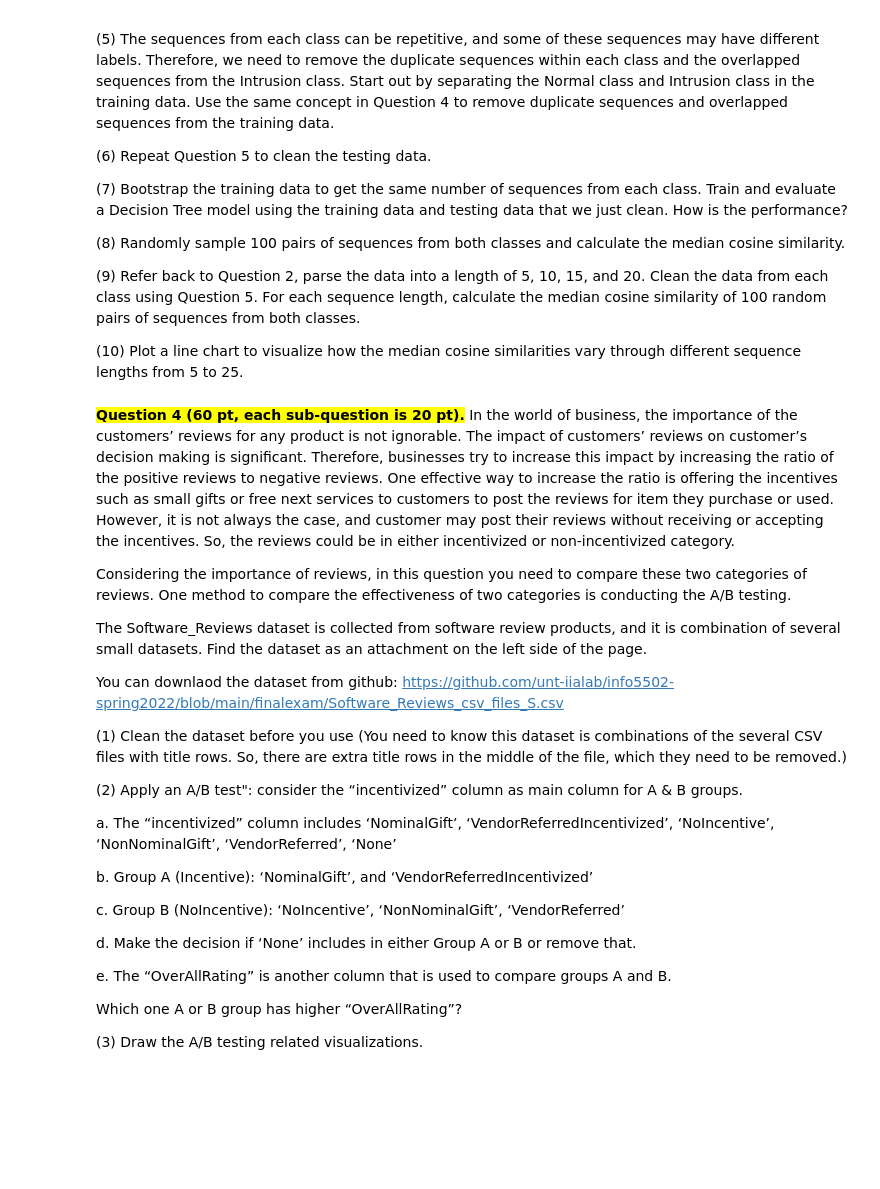
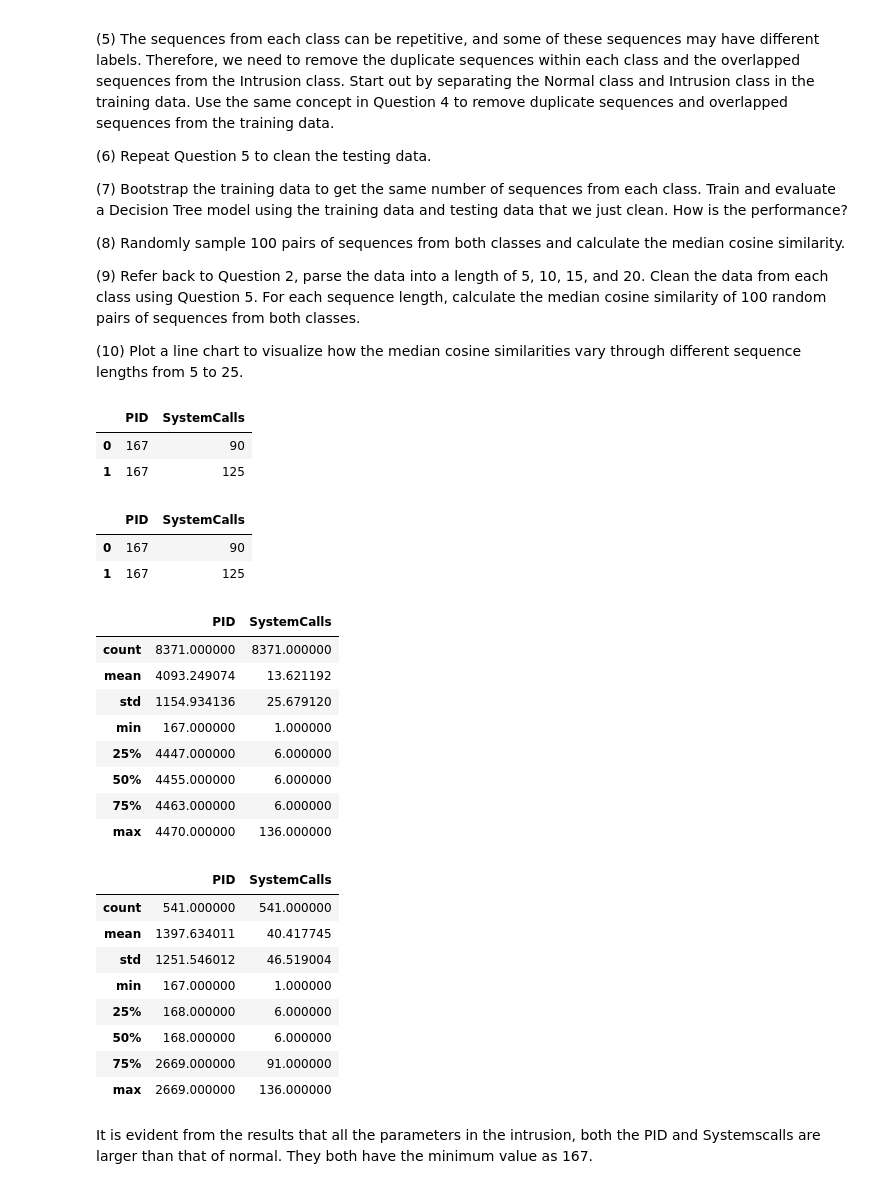
Before and after one commit to Muyikem21/Sunday_INFO5502_Spring2022, a Jupyter notebook: INFO_5502_Final_Exam_Spring2022.ipynb, the cells around one changed output. Cells and saved outputs as stored; diff of their text form; code cells hidden in the pictures; blank space fills up the shorter version.

```diff
--- a/INFO_5502_Final_Exam_Spring2022.ipynb
+++ b/INFO_5502_Final_Exam_Spring2022.ipynb
@@ -117,31 +36,0 @@ Step by step instructions and questions:
-# %% [markdown]
-<span style='background:yellow'>**Question 4 (60 pt, each sub-question is 20 pt).**</span> In the world of business, the importance of the customers’ reviews for any product is not ignorable. The impact of customers’ reviews on customer’s decision making is significant. Therefore, businesses try to increase this impact by increasing the ratio of the positive reviews to negative reviews. One effective way to increase the ratio is offering the incentives such as small gifts or free next services to customers to post the reviews for item they purchase or used. However, it is not always the case, and customer may post their reviews without receiving or accepting the incentives. So, the reviews could be in either incentivized or non-incentivized category.
-
-
-Considering the importance of reviews, in this question you need to compare these two categories of reviews. One method to compare the effectiveness of two categories is conducting the A/B testing.
-
-
-The Software_Reviews dataset is collected from software review products, and it is combination of several small datasets. Find the dataset as an attachment on the left side of the page.
-
-
-You can downlaod the dataset from github: https://github.com/unt-iialab/info5502-spring2022/blob/main/finalexam/Software_Reviews_csv_files_S.csv
-
-(1) Clean the dataset before you use (You need to know this dataset is combinations of the several CSV files with title rows. So, there are extra title rows in the middle of the file, which they need to be removed.)
-
-
-(2) Apply an A/B test": consider the “incentivized” column as main column for A & B groups.
-
-a. The “incentivized” column includes ‘NominalGift’, ‘VendorReferredIncentivized’, ‘NoIncentive’, ‘NonNominalGift’, ‘VendorReferred’, ‘None’
-
-b. Group A (Incentive): ‘NominalGift’, and ‘VendorReferredIncentivized’
-
-c. Group B (NoIncentive): ‘NoIncentive’, ‘NonNominalGift’, ‘VendorReferred’
-
-d. Make the decision if ‘None’ includes in either Group A or B or remove that.
-
-e. The “OverAllRating” is another column that is used to compare groups A and B.
-
-Which one A or B group has higher “OverAllRating”?
-
-
-(3) Draw the A/B testing related visualizations.
@@ -191,0 +37,48 @@ plt.show()
+# %%
+import numpy as np
+import pandas as pd
+import matplotlib.pyplot as plt
+%matplotlib inline
+intd_intrusion = pd.read_csv("https://raw.githubusercontent.com/unt-iialab/info5502-spring2022/main/finalexam/q4/inetd-intrusion.int", sep = " ", header = None)
+intd_normal = pd.read_csv("https://raw.githubusercontent.com/unt-iialab/info5502-spring2022/main/finalexam/q4/inetd-normal.int", sep = " ", header = None)
+
+intd_intrusion.columns = ['PID', 'SystemCalls']
+intd_intrusion.head(2)
+# %% [output]
+|  | PID | SystemCalls |
+| 0 | 167 | 90 |
+| 1 | 167 | 125 |
+# %%
+intd_normal.columns = ['PID', 'SystemCalls']
+intd_normal.head(2)
+# %% [output]
+|  | PID | SystemCalls |
+| 0 | 167 | 90 |
+| 1 | 167 | 125 |
+# %%
+#The description of the data
+intd_intrusion.describe()
+# %% [output]
+|  | PID | SystemCalls |
+| count | 8371.000000 | 8371.000000 |
+| mean | 4093.249074 | 13.621192 |
+| std | 1154.934136 | 25.679120 |
+| min | 167.000000 | 1.000000 |
+| 25% | 4447.000000 | 6.000000 |
+| 50% | 4455.000000 | 6.000000 |
+| 75% | 4463.000000 | 6.000000 |
+| max | 4470.000000 | 136.000000 |
+# %%
+intd_normal.describe()
+# %% [output]
+|  | PID | SystemCalls |
+| count | 541.000000 | 541.000000 |
+| mean | 1397.634011 | 40.417745 |
+| std | 1251.546012 | 46.519004 |
+| min | 167.000000 | 1.000000 |
+| 25% | 168.000000 | 6.000000 |
+| 50% | 168.000000 | 6.000000 |
+| 75% | 2669.000000 | 91.000000 |
+| max | 2669.000000 | 136.000000 |
+# %% [markdown]
+It is evident from the results that all the parameters in the intrusion, both the PID and Systemscalls are larger than that of normal. They both have the minimum value as 167.
```
Also changed, not shown: parts of 25 cells of this notebook.
